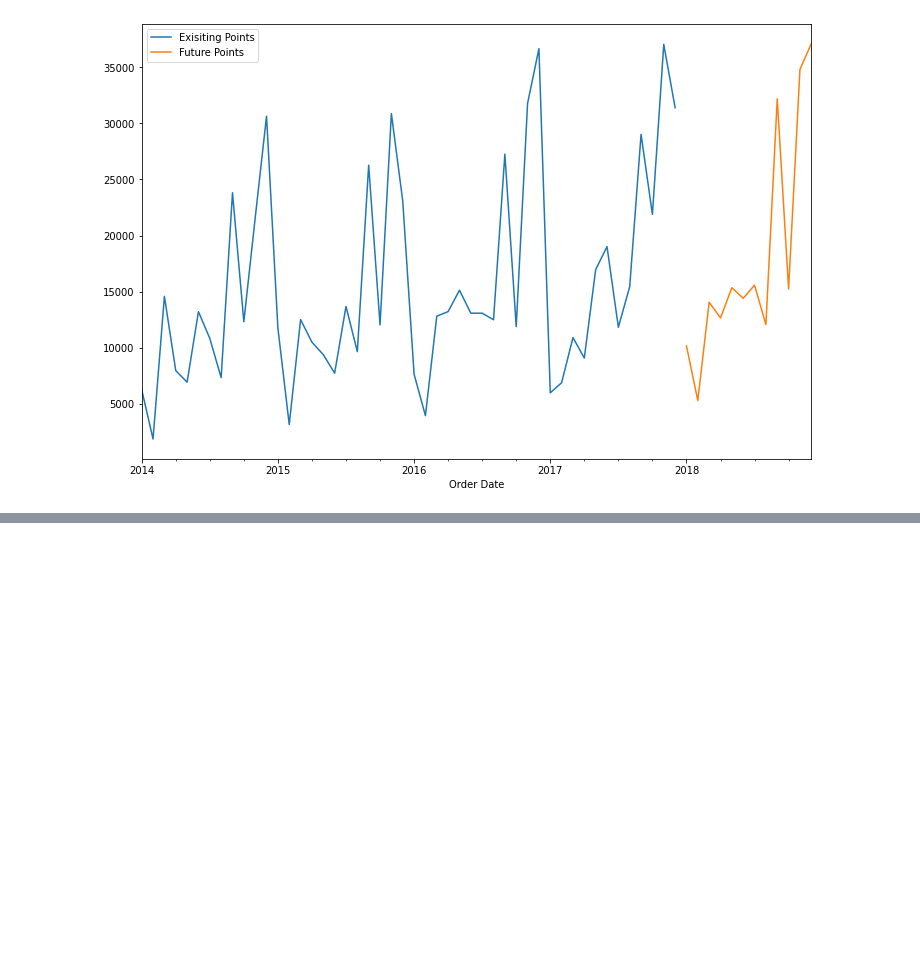
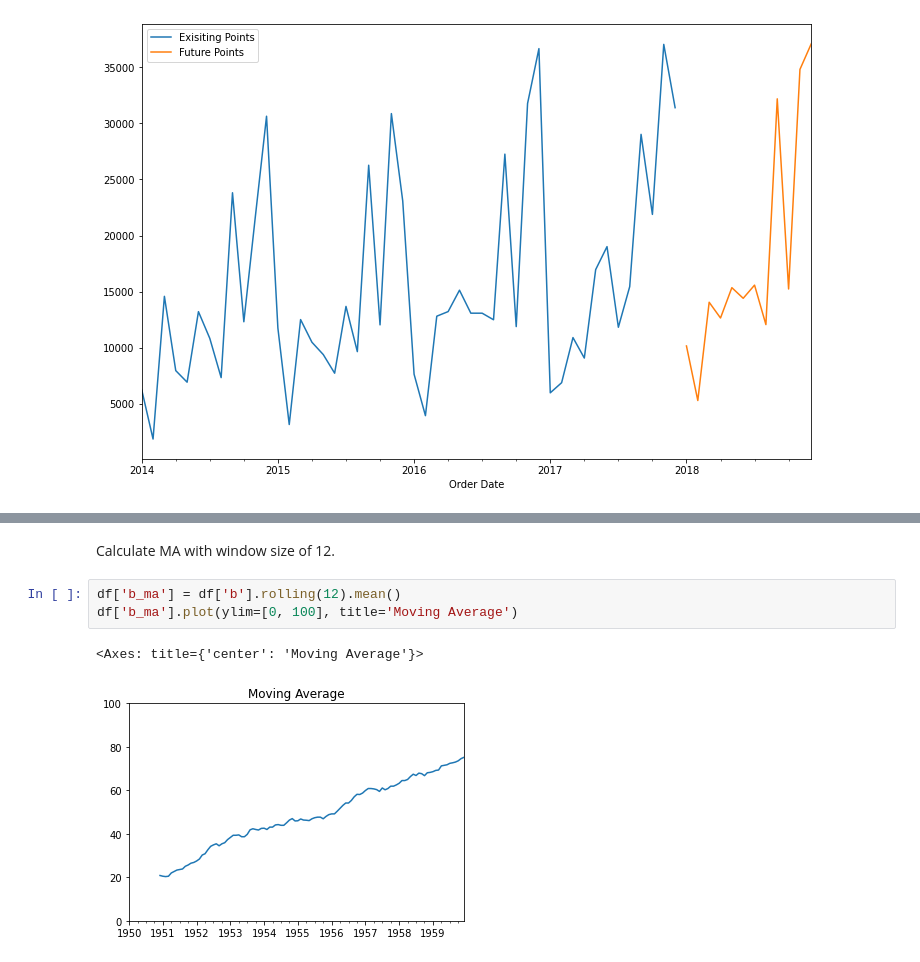
Before and after one commit to ajitsingh98/Time-Series-Analysis-and-Forecasting-with-Python, a Jupyter notebook: Time_Series_Forecasting_General_Methods.ipynb, the cells around one changed output, grey strips where cells are left out. Cells and saved outputs as stored; diff of their text form; blank space fills up the shorter version.

```diff
--- a/Time_Series_Forecasting_General_Methods.ipynb
+++ b/Time_Series_Forecasting_General_Methods.ipynb
@@ -200,0 +242,8 @@ future_preds.plot(figsize=(12, 8), legend=True, label='Future Points')
+# %% [markdown]
+Calculate MA with window size of 12.
+# %%
+df['b_ma'] = df['b'].rolling(12).mean()
+df['b_ma'].plot(ylim=[0, 100], title='Moving Average')
+# %% [output]
+<Axes: title={'center': 'Moving Average'}>
+[figure, added]
```
Also changed, not shown: parts of 17 cells of this notebook, 2 other files.
